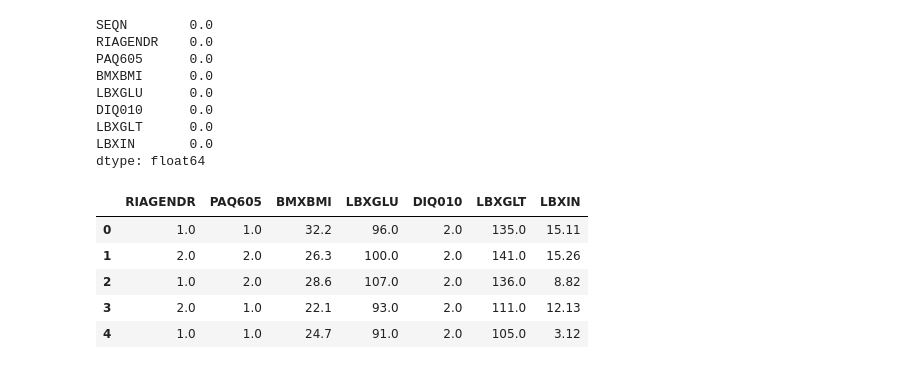
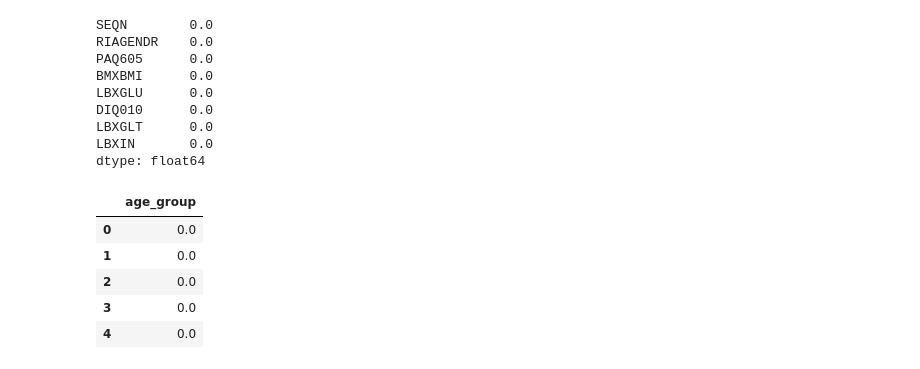
Before and after one commit to singhalishir1911/Hackathon-Week-4-, a Jupyter notebook: notebook.ipynb, the cells around one changed output. Saved outputs shown, nothing was run; the diff lists cells and outputs as text; code cells hidden in the pictures.

Commit message:
Created submission csv for final submission.

```diff
--- a/notebook.ipynb
+++ b/notebook.ipynb
@@ -222,12 +222,17 @@ from sklearn.preprocessing import RobustScaler
 test_features = test_set.drop(columns=['SEQN'])
 scaler = RobustScaler()
 test_scaled = scaler.fit_transform(test_features)
-# %%
-test_features.head()
-# %% [output]
-|  | RIAGENDR | PAQ605 | BMXBMI | LBXGLU | DIQ010 | LBXGLT | LBXIN |
-| 0 | 1.0 | 1.0 | 32.2 | 96.0 | 2.0 | 135.0 | 15.11 |
-| 1 | 2.0 | 2.0 | 26.3 | 100.0 | 2.0 | 141.0 | 15.26 |
-| 2 | 1.0 | 2.0 | 28.6 | 107.0 | 2.0 | 136.0 | 8.82 |
-| 3 | 2.0 | 1.0 | 22.1 | 93.0 | 2.0 | 111.0 | 12.13 |
-| 4 | 1.0 | 1.0 | 24.7 | 91.0 | 2.0 | 105.0 | 3.12 |
+# %%
+y_test_pred= rf_model.predict(test_scaled)
+# %%
+submissions= pd.DataFrame({"age_group": y_test_pred})
+submissions.to_csv("submission.csv",index=False)
+# %%
+submissions.head()
+# %% [output]
+|  | age_group |
+| 0 | 0.0 |
+| 1 | 0.0 |
+| 2 | 0.0 |
+| 3 | 0.0 |
+| 4 | 0.0 |
```
Also changed, not shown: 1 other file.
